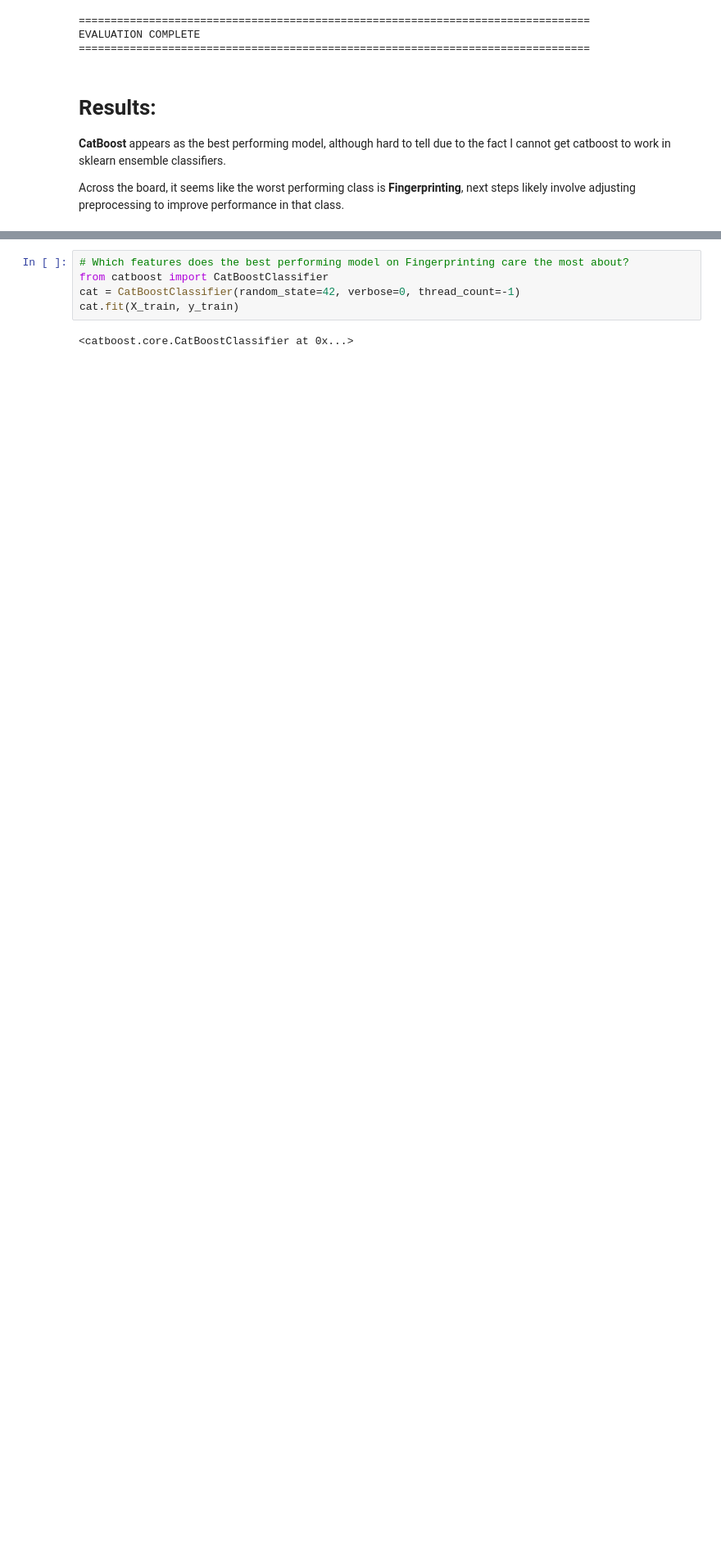
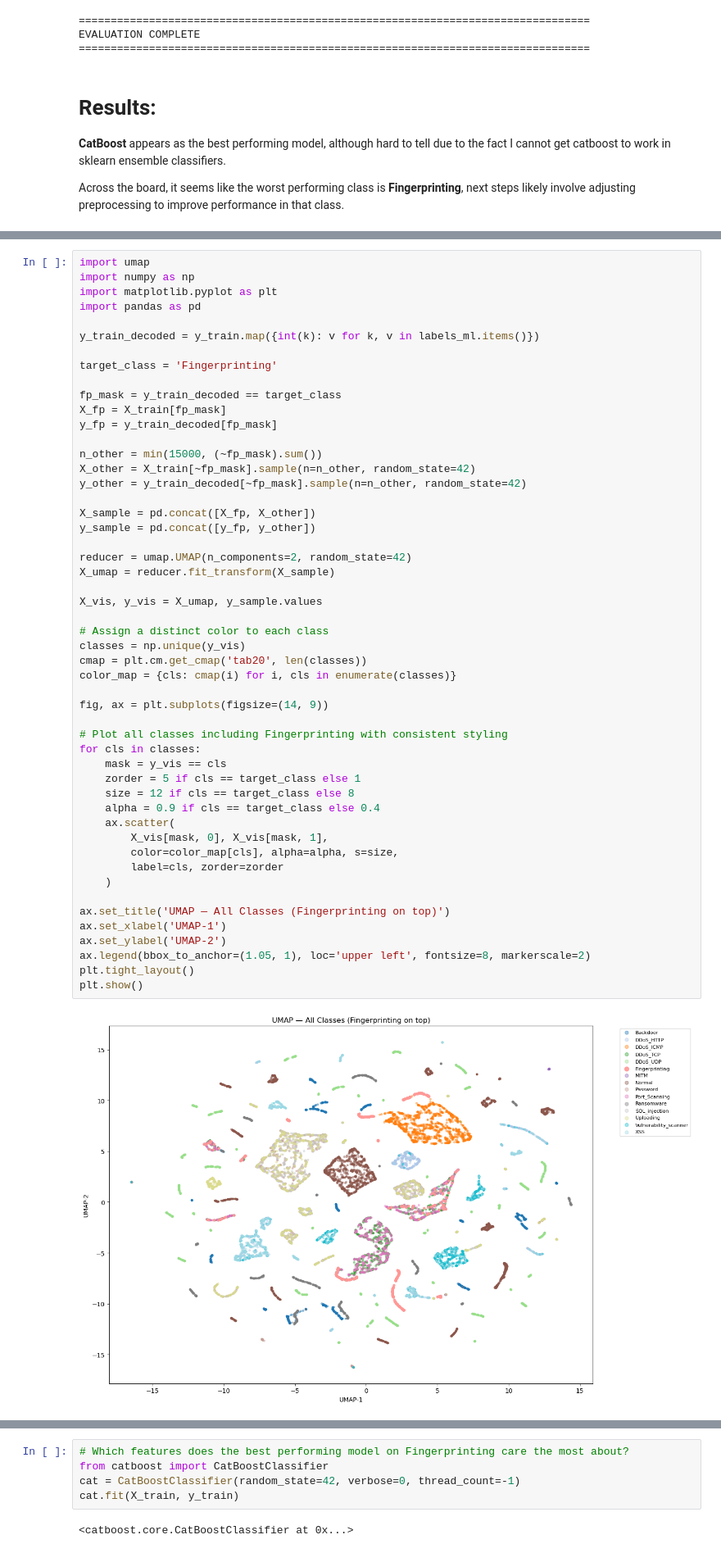
Before and after one commit to samkorostov/EE467, a Jupyter notebook: project/train.ipynb, the cells around one changed output, grey strips where cells are left out. Shown at 82% size. Drawn from its saved outputs; the diff is of its cells as text; blank space fills up the shorter version.

```diff
--- a/project/train.ipynb
+++ b/project/train.ipynb
@@ -342,0 +353,53 @@ Across the board, it seems like the worst performing class is **Fingerprinting**
+# %%
+import umap
+import numpy as np
+import matplotlib.pyplot as plt
+import pandas as pd
+
+y_train_decoded = y_train.map({int(k): v for k, v in labels_ml.items()})
+
+target_class = 'Fingerprinting'
+
+fp_mask = y_train_decoded == target_class
+X_fp = X_train[fp_mask]
+y_fp = y_train_decoded[fp_mask]
+
+n_other = min(15000, (~fp_mask).sum())
+X_other = X_train[~fp_mask].sample(n=n_other, random_state=42)
+y_other = y_train_decoded[~fp_mask].sample(n=n_other, random_state=42)
+
+X_sample = pd.concat([X_fp, X_other])
+y_sample = pd.concat([y_fp, y_other])
+
+reducer = umap.UMAP(n_components=2, random_state=42)
+X_umap = reducer.fit_transform(X_sample)
+
+X_vis, y_vis = X_umap, y_sample.values
+
+# Assign a distinct color to each class
+classes = np.unique(y_vis)
+cmap = plt.cm.get_cmap('tab20', len(classes))
+color_map = {cls: cmap(i) for i, cls in enumerate(classes)}
+
+fig, ax = plt.subplots(figsize=(14, 9))
+
+# Plot all classes including Fingerprinting with consistent styling
+for cls in classes:
+    mask = y_vis == cls
+    zorder = 5 if cls == target_class else 1
+    size = 12 if cls == target_class else 8
+    alpha = 0.9 if cls == target_class else 0.4
+    ax.scatter(
+        X_vis[mask, 0], X_vis[mask, 1],
+        color=color_map[cls], alpha=alpha, s=size,
+        label=cls, zorder=zorder
+    )
+
+ax.set_title('UMAP — All Classes (Fingerprinting on top)')
+ax.set_xlabel('UMAP-1')
+ax.set_ylabel('UMAP-2')
+ax.legend(bbox_to_anchor=(1.05, 1), loc='upper left', fontsize=8, markerscale=2)
+plt.tight_layout()
+plt.show()
+# %% [output]
+[figure, added]
```
Also changed, not shown: parts of 18 cells of this notebook, 1 other file.
